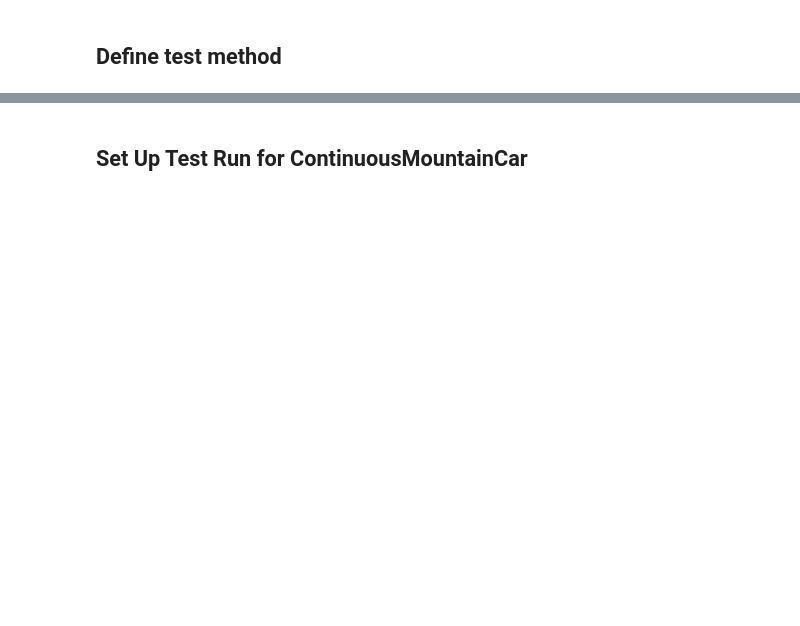
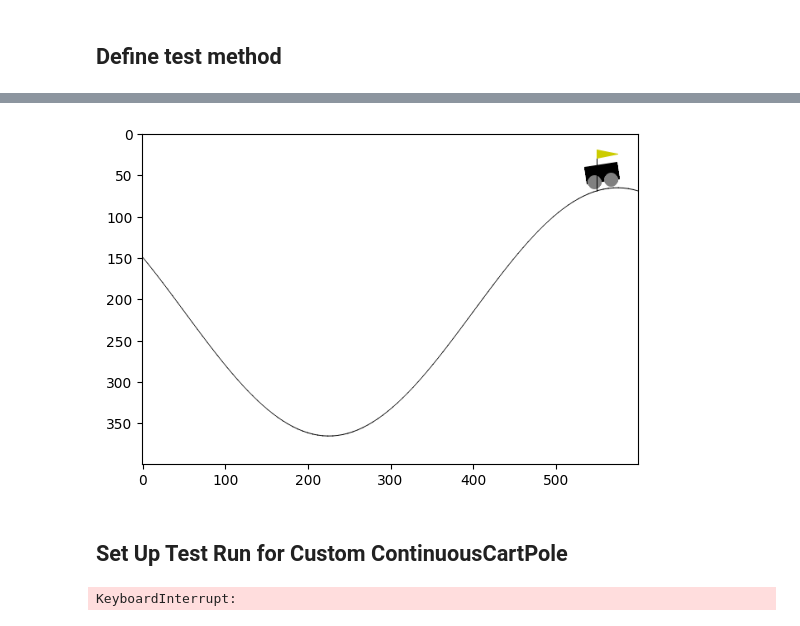
Before and after one commit to grubeben/194.077-Applied-Deep-Learning, a Jupyter notebook: test_continuous.ipynb, the cells around one changed output, grey strips where cells are left out. Cells and saved outputs as stored; diff of their text form; code cells hidden in the pictures; blank space fills up the shorter version.

```diff
--- a/test_continuous.ipynb
+++ b/test_continuous.ipynb
@@ -34,7 +51,7 @@ def test(num_episodes=10, env_str="ContinuousCartPoleEnv", policy="A2C0612202217
     if (custom_cart == True):
         env = continuous_cartpole.ContinuousCartPoleEnv()
     else:
-        env = gym.make(env_str) #render_mode='rgb_array'
+        env = gym.make(env_str)  # render_mode='rgb_array'
     #env = wrappers.Monitor(env, "./test_continuous", force=True)
     s0 = env.reset()
 
@@ -77,19 +94,26 @@ def test(num_episodes=10, env_str="ContinuousCartPoleEnv", policy="A2C0612202217
     episode_reward_sum = 0
     s = env.reset()
     episode = 1
-    step=0
-    while(episode<=num_episodes):
+    step = 0
+    while (episode <= num_episodes):
         # obtain action distibution
         _, _ = model(s.reshape(1, -1))
         a_t, V_t = model.action_value(s.reshape(1, -1))  # choose action
         s_new, reward, done, _ = env.step(a_t.numpy()[0])  # make step
 
-        #render1 - in jupyter notebook
-        if (step%model.render_size==0):
-            clear_output(wait=True)
-            x=env.render(mode='rgb_array')
-            plt.imshow( x )
-            plt.show()
+        # render1 - in jupyter notebook
+        if custom_cart == True:
+            if (step % (model.render_size/5) == 0):
+                clear_output(wait=True)
+                x = env.render()
+                plt.imshow(x)
+                plt.show()
+        else:
+            if (step % model.render_size == 0):
+                clear_output(wait=True)
+                x = env.render(mode='rgb_array')
+                plt.imshow(x)
+                plt.show()
 
         episode_reward_sum += reward
         s = s_new
@@ -109,2 +138,13 @@ def test(num_episodes=10, env_str="ContinuousCartPoleEnv", policy="A2C0612202217
+# %%
+# "CartPoleContinuousBulletEnv-v0", "ContinuousCartPoleEnv", "MountainCarContinuous-v0", "Pendulum-v1",  "HopperBulletEnv-v0", "(LunarLanderContinuous-v2")
+test(num_episodes=1, env_str="MountainCarContinuous-v0", policy="A2C101220220847MountainCarContinuous-v0_learns_insufficiently",
+     specification="test_run", add_branch_layer=True, state_normalization=True, batch_normalization=True, use_existing_policy=True)
+# %% [output]
+[figure, added]
 # %% [markdown]
-## Set Up Test Run for ContinuousMountainCar
+## Set Up Test Run for Custom ContinuousCartPole
+# %%
+test(num_episodes=5, env_str="ContinuousCartPoleEnv", policy="A2C061220221730ContinuousCartPoleEnv_collapse",#"A2C111220221039ContinuousCartPoleEnv_confirm_prior_achievement"
+     specification="test_run", add_branch_layer=True, state_normalization=True, batch_normalization=True, use_existing_policy=True)
+# %% [output]
+KeyboardInterrupt:
```
Also changed, not shown: parts of 8 cells of this notebook, 4 other files.
